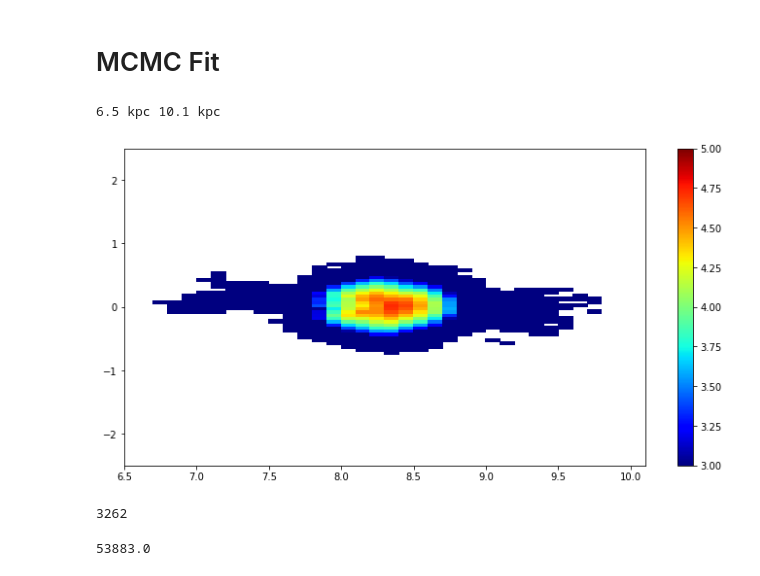
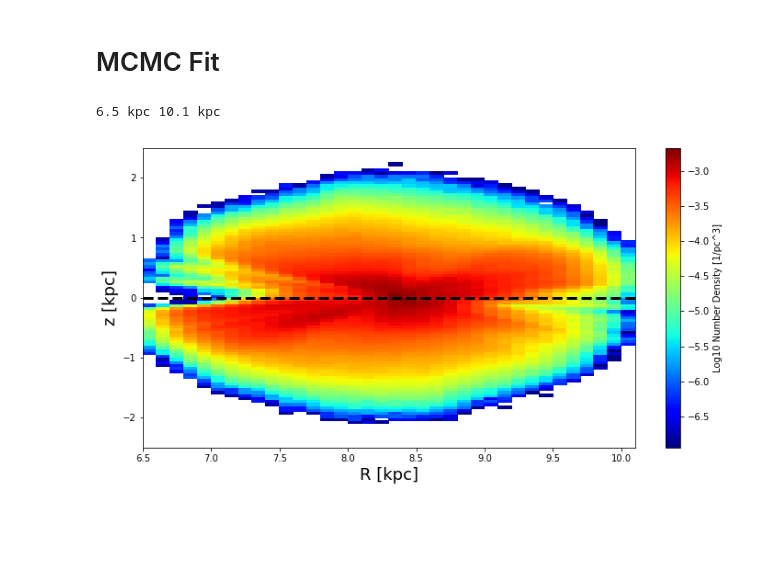
Before and after one commit to nonsk131/gaia, a Jupyter notebook: gaia_star_dist.ipynb, the cells around one changed output. Drawn from its saved outputs; the diff is of its cells as text; code cells hidden in the pictures; blank space fills up the shorter version.

```diff
--- a/gaia_star_dist.ipynb
+++ b/gaia_star_dist.ipynb
@@ -12,9 +12,10 @@ import h5py
 #data = np.loadtxt('/Users/nondh/Downloads/full_4kpc-result.csv', skiprows=1,delimiter=',')
 #data = np.loadtxt('/Users/nondh/Downloads/sample_50000-result.csv', skiprows=1,delimiter=',')
 def read_real_data():
-    data1 = np.loadtxt('/Users/nondh/Downloads/full_4kpc-result.csv', skiprows=1,delimiter=',')
-    data2 = np.loadtxt('frontside_100pc-result.csv', skiprows=1,delimiter=',')
-    data = np.vstack((data1, data2))
+    #data1 = np.loadtxt('/Users/nondh/Downloads/full_4kpc-result.csv', skiprows=1,delimiter=',')
+    #data2 = np.loadtxt('frontside_100pc-result.csv', skiprows=1,delimiter=',')
+    #data = np.vstack((data1, data2))
+    data = np.loadtxt('/Users/nondh/Downloads/backside_2kpc-result.csv', skiprows=1,delimiter=',')
     c = coord.ICRS(ra=data[:,2] * u.degree,
                 dec=data[:,3] * u.degree,
                 distance=(1./data[:,4]) * u.kpc)
@@ -174,7 +175,7 @@ def get_hist(gcentric, rr, zz):
     fig = plt.figure(figsize=((12,8)))
     ax = fig.add_subplot(1,1,1)
     X, Y = np.meshgrid(e1, e2)
-    im = ax.pcolormesh(X, Y, H_new, cmap='gist_heat')
+    im = ax.pcolormesh(X, Y, H_new, cmap='jet')
     fig.colorbar(im, ax =ax)
     #return H, e1, e2
 # %%
@@ -213,6 +212,12 @@ def get_bin_edges():
 def get_hist(gcentric):
     rr, zz = get_bin_edges()
     H, e1, e2 = np.histogram2d(gcentric.rho, gcentric.z, bins=(rr, zz))
+    H = pad_withNan(H)
+
+    v = get_volume()
+    for i in range(len(zz)-1):
+        H[:,i] /= v
+        H[:,i] *= 10**(-9)
 
     l = (len(rr)-1) * (len(zz)-1)
     r_array = np.zeros(l)*u.kpc
@@ -235,46 +240,38 @@ def get_hist(gcentric):
     fig = plt.figure(figsize=((12,6)))
     ax = fig.add_subplot(1,1,1)
     X, Y = np.meshgrid(e1, e2)
-    im = ax.pcolormesh(X, Y, H, cmap='jet', vmin=3, vmax=5)
+    im = ax.pcolormesh(X, Y, H, cmap='jet')
     print rr[0], rr[-1]
     ax.set_xlim(6.5, 10.1)
     ax.set_ylim(-2.5,2.5)
-    fig.colorbar(im, ax =ax)
-    fig.savefig('star_dist.png', dpi=300)
+    ax.set_xlabel('R [kpc]', fontsize=18)
+    ax.set_ylabel('z [kpc]', fontsize=18)
+    ax.plot([6.5, 10.1], [0,0], linestyle = 'dashed', linewidth=3, c='black')
+    fig.colorbar(im, ax =ax, label='Log10 Number Density [1/pc^3]')
+    #fig.savefig('star_dist.png', dpi=300)
 
     return r_array, z_array, val
 
 
-def get_volume(rr, zz):
-    height = zz[1] - zz[0]
+def get_volume():
+    rr = np.linspace(6.5,10.1,37)
+    height = 0.05
     v = np.zeros(len(rr)-1)
     i = 0
     for r1, r2 in zip(rr[:-1], rr[1:]):
         v[i] = (1/36.) * np.pi * (r2**2 - r1**2) * height
+        i += 1
     return v
-
-
-def fit_func(X, rho, f, l1, h1, l2, h2):
-    R, z = X
-    return rho* ((np.exp(-R/l1)* np.exp(-z/h1)) + f * (np.exp(-R/l2)* np.exp(-z/h2)))
 # %%
-data_m = np.loadtxt('real_175cut_mstar.txt')
+data_g = np.loadtxt('real_175cut_gstar.txt')
 # %%
-c = coord.ICRS(ra=data_m[:,2] * u.degree,
-            dec=data_m[:,3] * u.degree,
-            distance=(1./data_m[:,4]) * u.kpc)
+c = coord.ICRS(ra=data_g[:,2] * u.degree,
+            dec=data_g[:,3] * u.degree,
+            distance=(1./data_g[:,4]) * u.kpc)
 
 gcentric = c.transform_to(coord.Galactocentric)
 gcentric.representation = 'cylindrical'
 r_array, z_array, val = get_hist(gcentric)
 # %% [output]
 6.5 kpc 10.1 kpc
-[figure, old version]
+[figure, new version]
-# %%
-len(np.where(val < 10)[0])
-# %% [output]
-3262
-# %%
-max(val)
-# %% [output]
-53883.0
```
Also changed, not shown: parts of 26 cells of this notebook, 1 other file.
